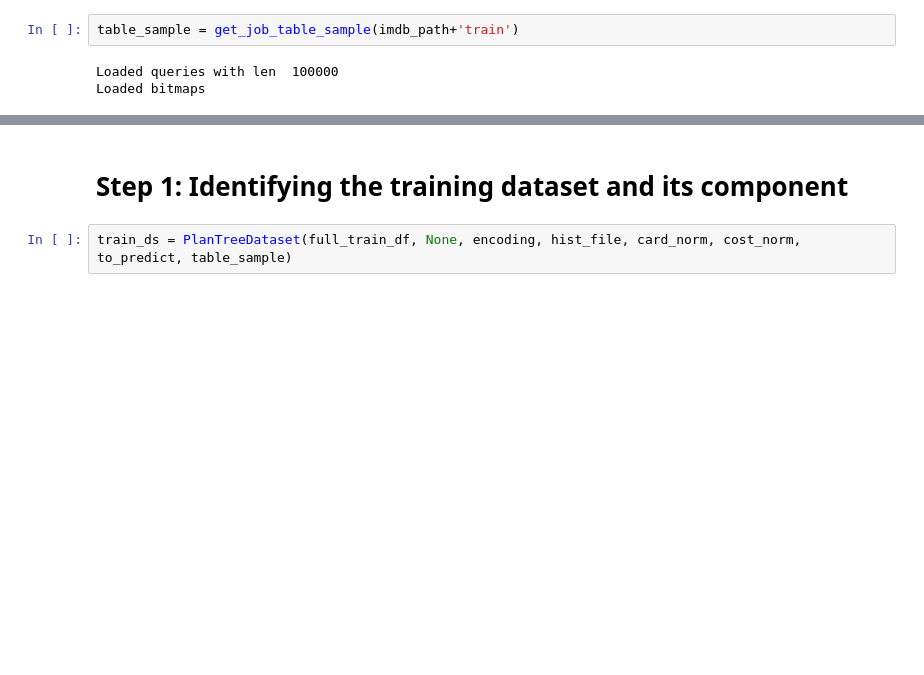
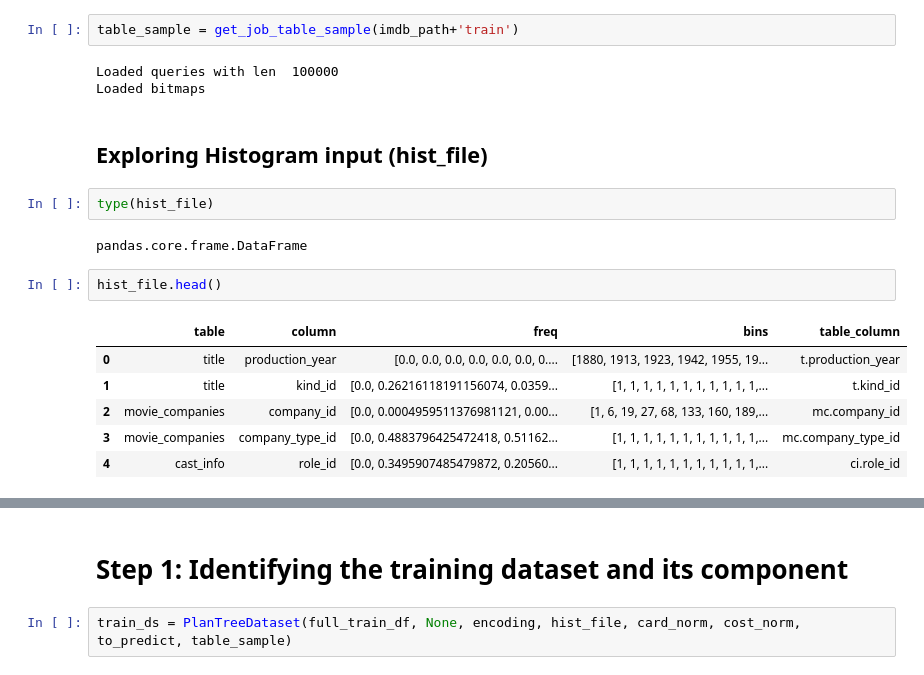
Before and after one commit to zhaoyue-ntu/QueryFormer, a Jupyter notebook: Training Daset Exploration.ipynb, the cells around one changed output, grey strips where cells are left out. Drawn from its saved outputs; the diff is of its cells as text; blank space fills up the shorter version.

```diff
--- a/Training Daset Exploration.ipynb
+++ b/Training Daset Exploration.ipynb
@@ -136,3 +140,18 @@ table_sample = get_job_table_sample(imdb_path+'train')
 # %% [output]
 Loaded queries with len  100000
 Loaded bitmaps
+# %% [markdown]
+## Exploring Histogram input (hist_file)
+# %%
+type(hist_file)
+# %% [output]
+pandas.core.frame.DataFrame
+# %%
+hist_file.head()
+# %% [output]
+|  | table | column | freq | bins | table_column |
+| 0 | title | production_year | [0.0, 0.0, 0.0, 0.0, 0.0, 0.0, 0.... | [1880, 1913, 1923, 1942, 1955, 19... | t.production_year |
+| 1 | title | kind_id | [0.0, 0.26216118191156074, 0.0359... | [1, 1, 1, 1, 1, 1, 1, 1, 1, 1, 1,... | t.kind_id |
+| 2 | movie_companies | company_id | [0.0, 0.0004959511376981121, 0.00... | [1, 6, 19, 27, 68, 133, 160, 189,... | mc.company_id |
+| 3 | movie_companies | company_type_id | [0.0, 0.4883796425472418, 0.51162... | [1, 1, 1, 1, 1, 1, 1, 1, 1, 1, 1,... | mc.company_type_id |
+| 4 | cast_info | role_id | [0.0, 0.3495907485479872, 0.20560... | [1, 1, 1, 1, 1, 1, 1, 1, 1, 1, 1,... | ci.role_id |
```
Also changed, not shown: parts of 8 cells of this notebook, 2 other files.
